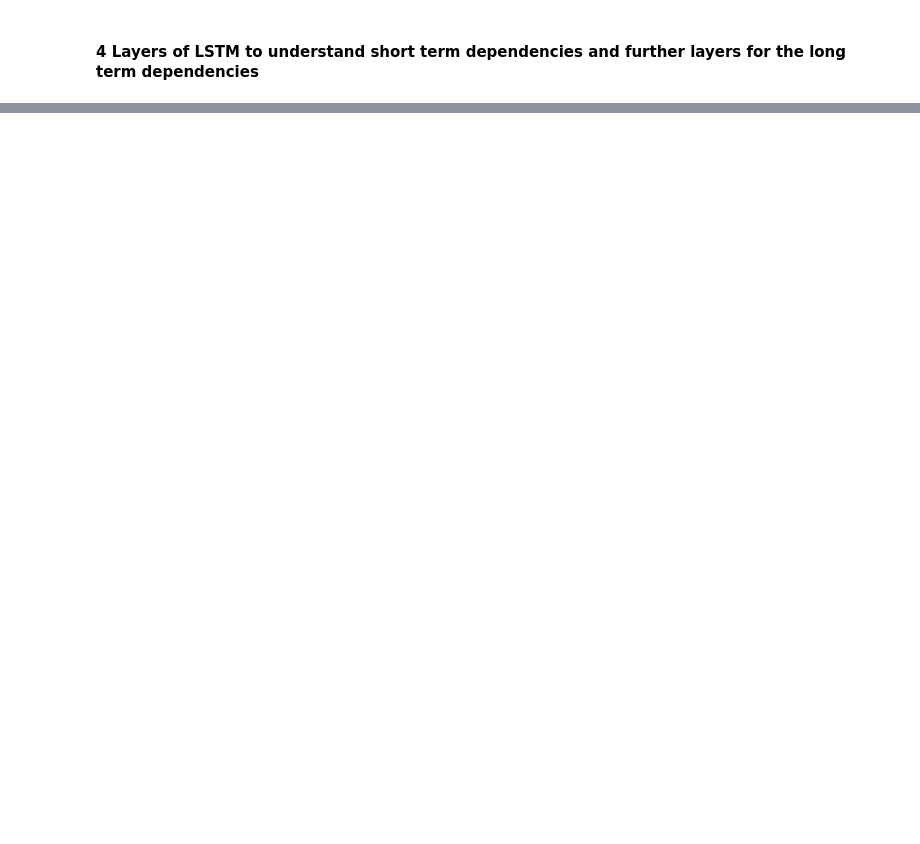
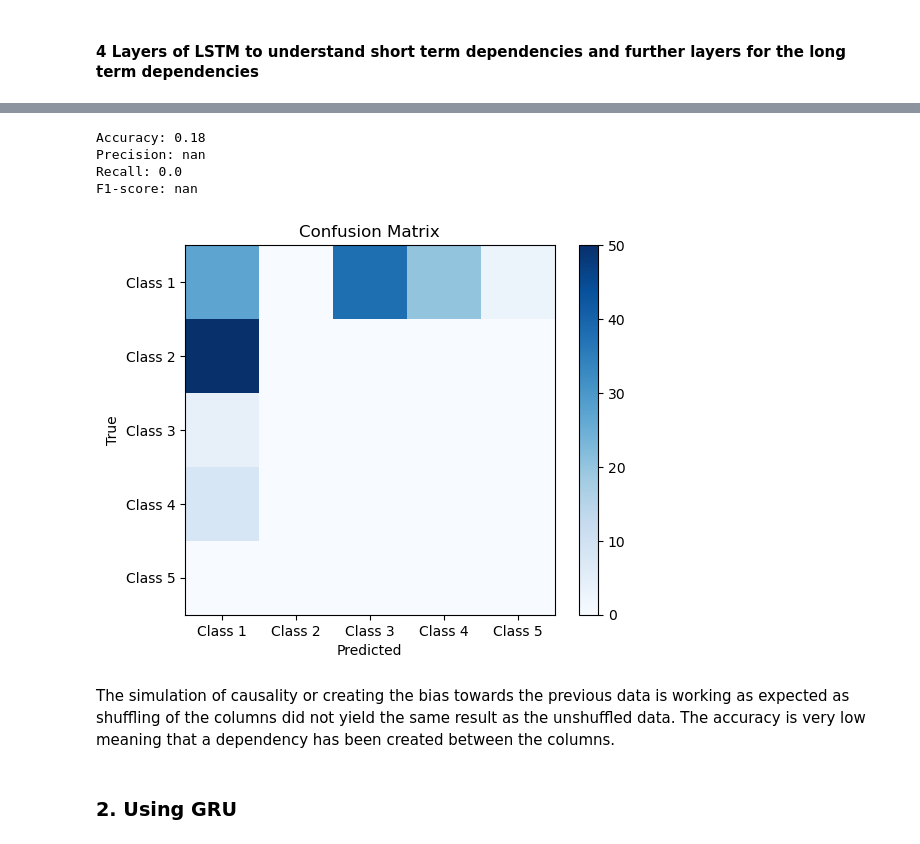
Before and after one commit to vsg-vsg/Time-Series-Data-Dimension-Reduction, a Jupyter notebook: ECG5000-2.ipynb, the cells around one changed output, grey strips where cells are left out. Drawn from its saved outputs; the diff is of its cells as text; code cells hidden in the pictures; blank space fills up the shorter version.

```diff
--- a/ECG5000-2.ipynb
+++ b/ECG5000-2.ipynb
@@ -375,0 +360,2 @@ plt.show()
+# %%
+y_predicted_shuffled = predict4LayerLSTM(X_test_shuffled)
@@ -375,0 +364,15 @@ plt.show()
+# %%
+parametersCalculation(y_predicted_shuffled, y_test)
+# %% [output]
+Accuracy: 0.18
+Precision: nan
+Recall: 0.0
+F1-score: nan
+# %%
+displayCofusion(y_test, y_predicted_shuffled)
+# %% [output]
+[figure, added]
+# %% [markdown]
+The simulation of causality or creating the bias towards the previous data is working as expected as shuffling of the columns did not yield the same result as the unshuffled data. The accuracy is very low meaning that a dependency has been created between the columns.
+# %% [markdown]
+### 2. Using GRU
```
Also changed, not shown: parts of 46 cells of this notebook, 4 other files.
